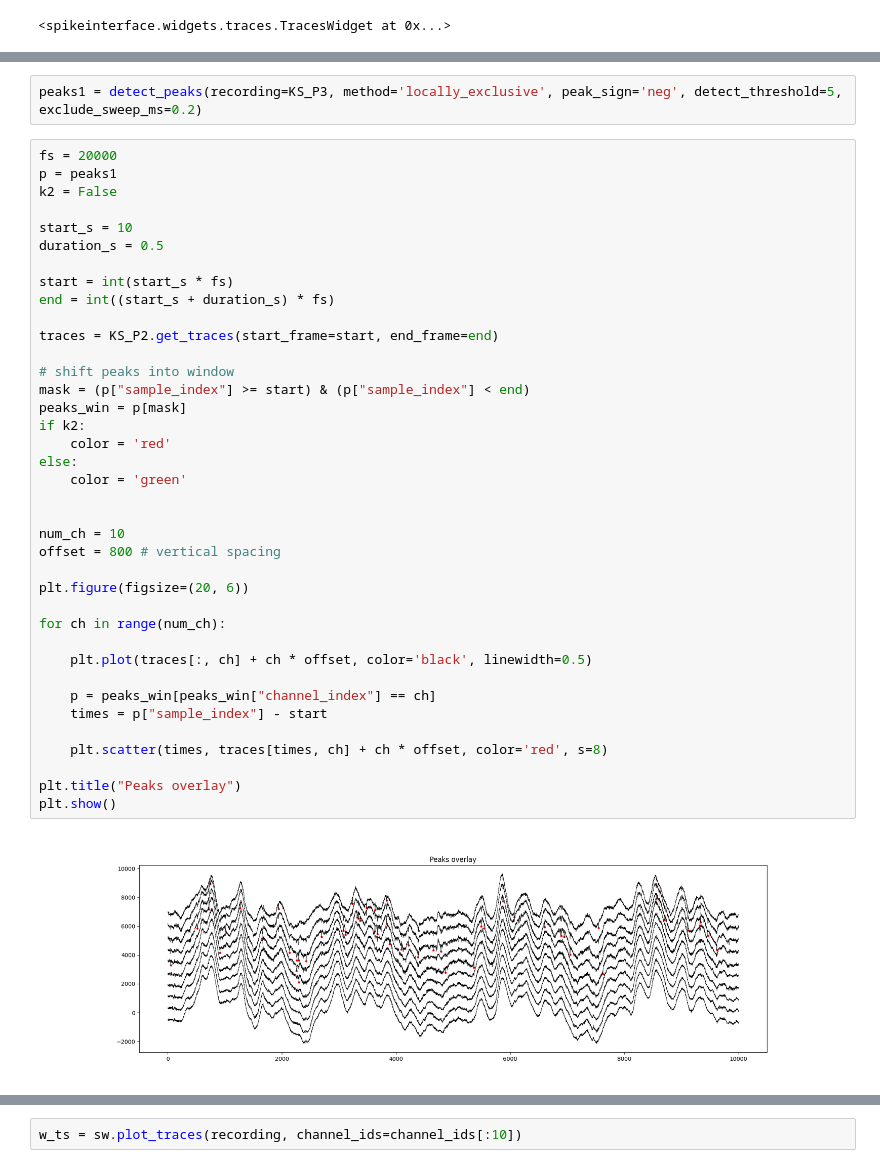
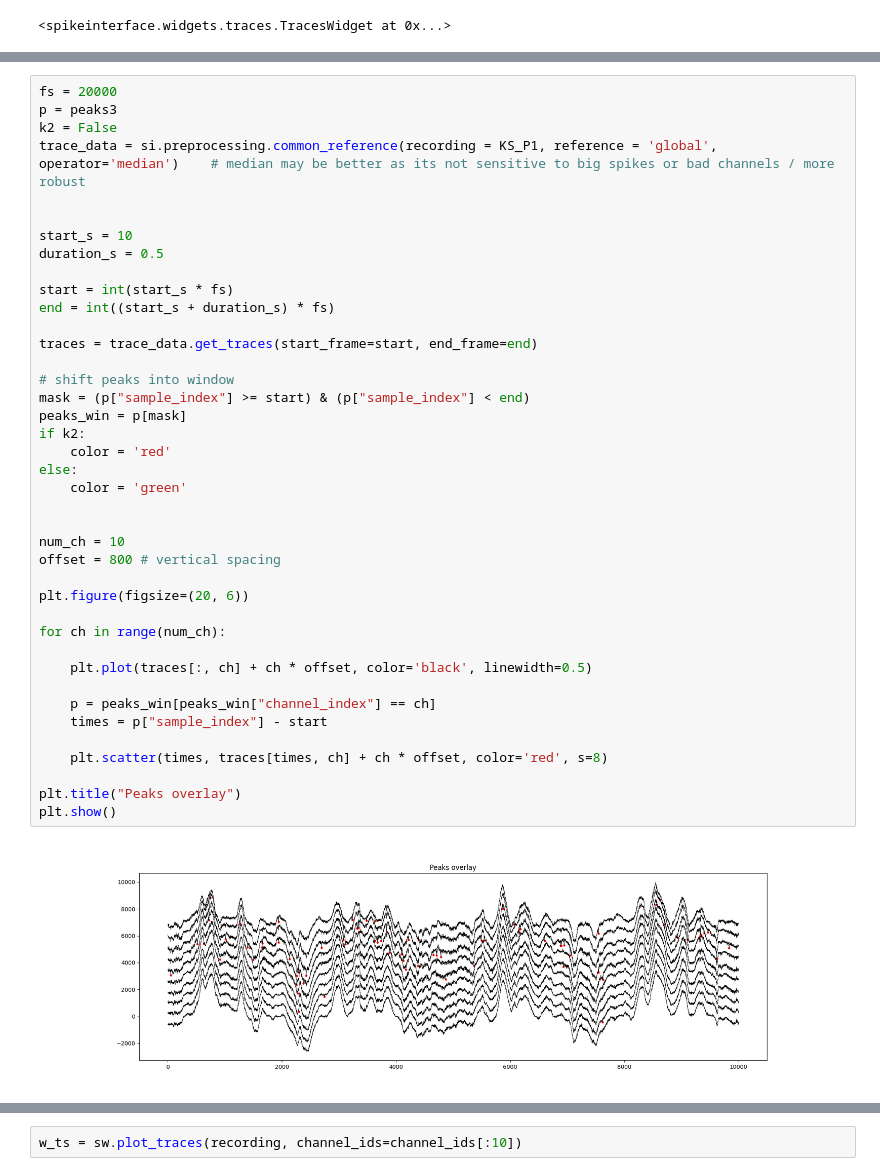
Before and after one commit to BruneBettler/SpikeExplore, a Jupyter notebook: dataExploration.ipynb, the cells around one changed output, grey strips where cells are left out. Drawn from its saved outputs; the diff is of its cells as text.

```diff
--- a/dataExploration.ipynb
+++ b/dataExploration.ipynb
@@ -233,9 +241,9 @@ peaks = detect_peaks(recording=KS_P4, method='locally_exclusive', peak_sign='neg
-# %%
-peaks1 = detect_peaks(recording=KS_P3, method='locally_exclusive', peak_sign='neg', detect_threshold=5, exclude_sweep_ms=0.2)
 # %%
 fs = 20000
-p = peaks1
+p = peaks3
 k2 = False
+trace_data = si.preprocessing.common_reference(recording = KS_P1, reference = 'global', operator='median')    # median may be better as its not sensitive to big spikes or bad channels / more robust
+
 
 start_s = 10
 duration_s = 0.5
@@ -243,35 +251,35 @@ duration_s = 0.5
 start = int(start_s * fs)
 end = int((start_s + duration_s) * fs)
 
-traces = KS_P2.get_traces(start_frame=start, end_frame=end)
+traces = trace_data.get_traces(start_frame=start, end_frame=end)
 
 # shift peaks into window
 mask = (p["sample_index"] >= start) & (p["sample_index"] < end)
 peaks_win = p[mask]
 if k2:
     color = 'red'
 else:
     color = 'green'
 
 
 num_ch = 10
 offset = 800 # vertical spacing
 
 plt.figure(figsize=(20, 6))
 
 for ch in range(num_ch):
 
     plt.plot(traces[:, ch] + ch * offset, color='black', linewidth=0.5)
 
     p = peaks_win[peaks_win["channel_index"] == ch]
     times = p["sample_index"] - start
 
     plt.scatter(times, traces[times, ch] + ch * offset, color='red', s=8)
 
 plt.title("Peaks overlay")
 plt.show()
 # %% [output]
-[figure, old version]
+[figure, new version]
 # %%
 def match_peaks_tol(peaks1, peaks2, tol=2):
     t1, c1 = peaks1["sample_index"], peaks1["channel_index"]
```
Also changed, not shown: parts of 8 cells of this notebook.
